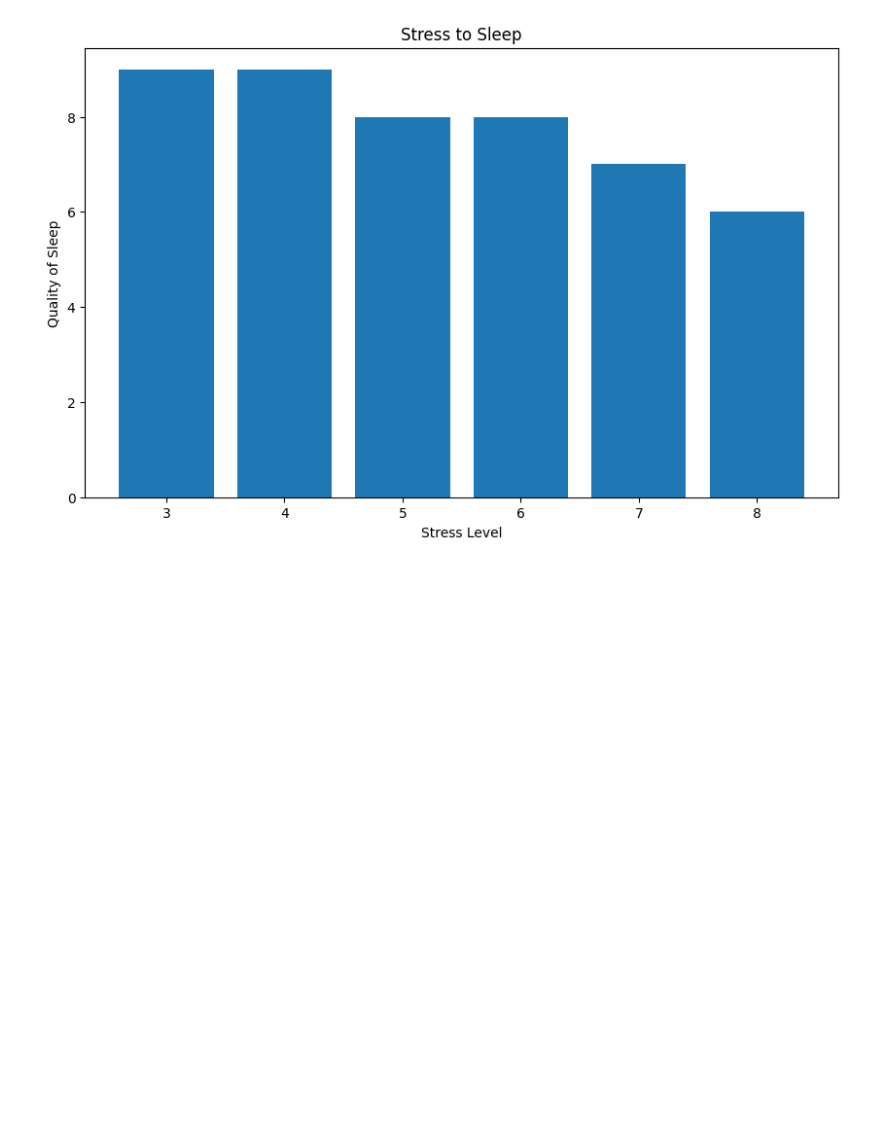
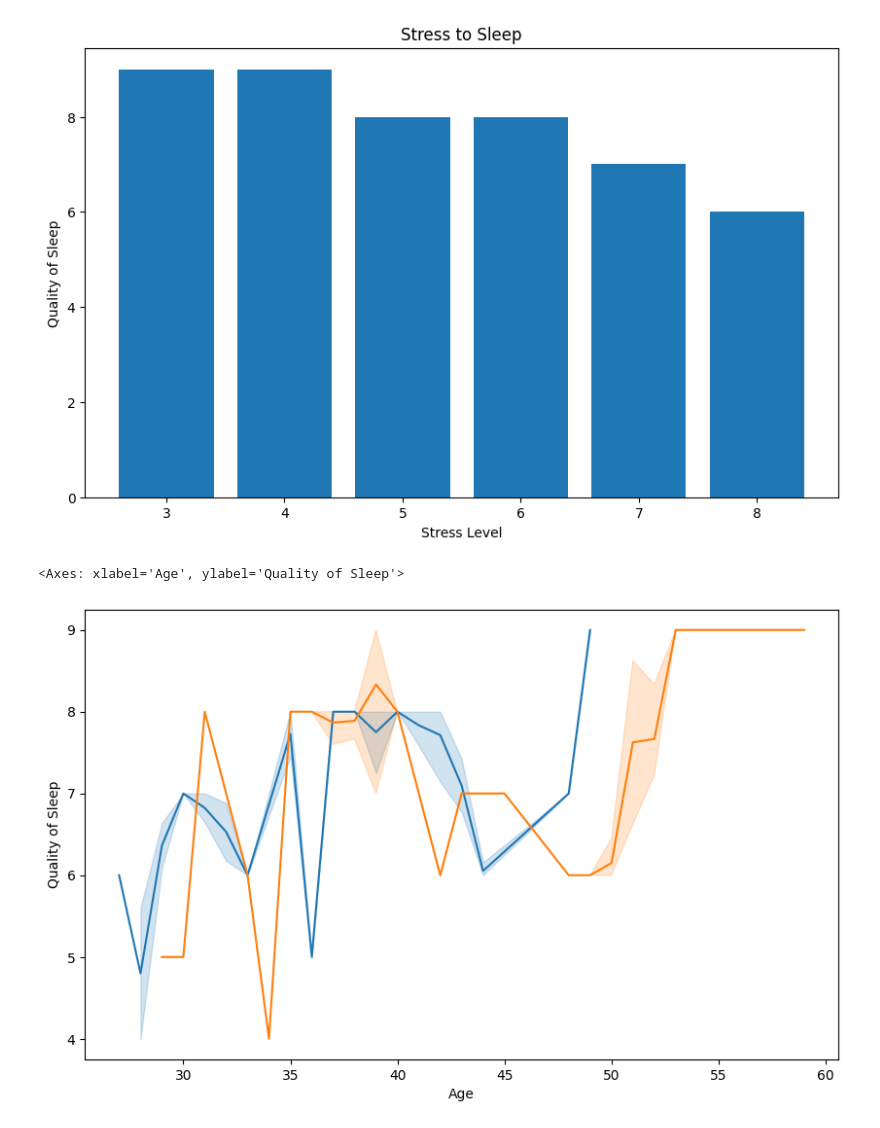
Before and after one commit to xkr2990s/kakao-tech-bootcamp, a Jupyter notebook: 0710/KTB_Day7_GenAI_Practice.ipynb, the cells around one changed output. Cells and saved outputs as stored; diff of their text form; code cells hidden in the pictures; blank space fills up the shorter version.

```diff
--- a/0710/KTB_Day7_GenAI_Practice.ipynb
+++ b/0710/KTB_Day7_GenAI_Practice.ipynb
@@ -96,0 +87,11 @@ plt.show()
+# %%
+# 2. 선그래프
+male_data = data[data['Gender']=='Male']
+female_data = data[data['Gender']=='Female']
+male_data['Blood Pressure']
+plt.figure(figsize=(10,6))
+sns.lineplot(x=male_data['Age'], y=male_data['Quality of Sleep'])
+sns.lineplot(x=female_data['Age'], y=female_data['Quality of Sleep'])
+# %% [output]
+<Axes: xlabel='Age', ylabel='Quality of Sleep'>
+[figure, added]
```
Also changed, not shown: parts of 8 cells of this notebook.
